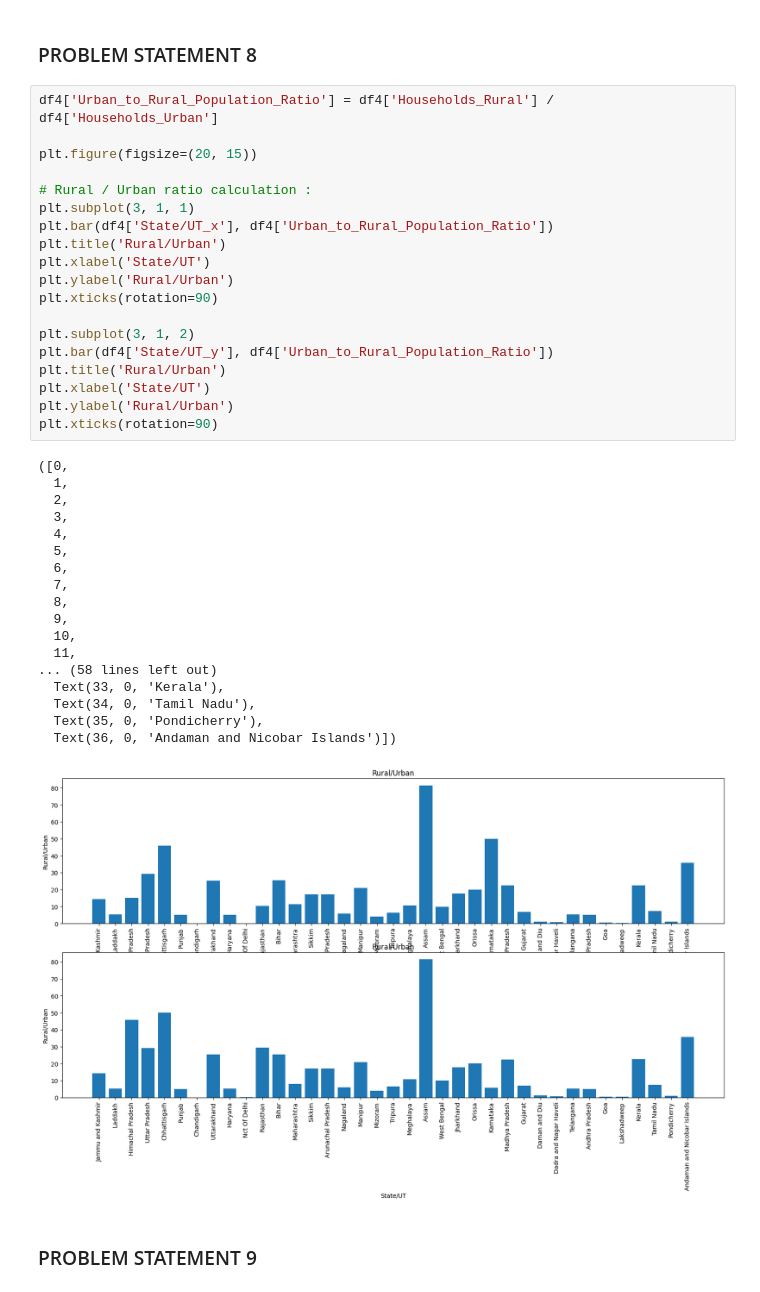
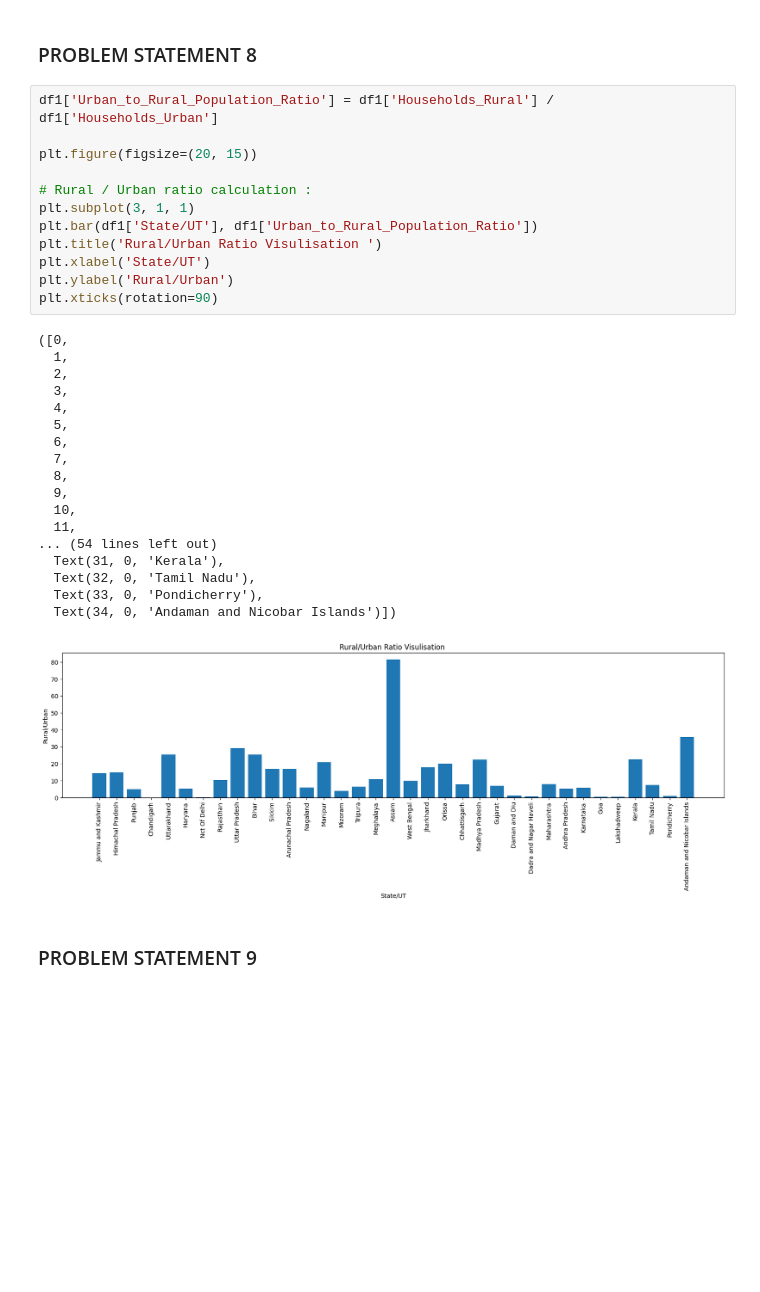
Before and after one commit to Jacko760/Futerense-Internship, a Jupyter notebook: insaaf.ipynb, the cells around one changed output. Cells and saved outputs as stored; diff of their text form; blank space fills up the shorter version.

```diff
--- a/insaaf.ipynb
+++ b/insaaf.ipynb
@@ -434,43 +435,36 @@ Name: Households_Rural_Dilapidated, Length: 652, dtype: float64
 # %% [markdown]
 ### PROBLEM STATEMENT 8
 # %%
-df4['Urban_to_Rural_Population_Ratio'] = df4['Households_Rural'] / df4['Households_Urban']
+df1['Urban_to_Rural_Population_Ratio'] = df1['Households_Rural'] / df1['Households_Urban']
 
 plt.figure(figsize=(20, 15))
 
 # Rural / Urban ratio calculation :
 plt.subplot(3, 1, 1)
-plt.bar(df4['State/UT_x'], df4['Urban_to_Rural_Population_Ratio'])
-plt.title('Rural/Urban')
+plt.bar(df1['State/UT'], df1['Urban_to_Rural_Population_Ratio'])
+plt.title('Rural/Urban Ratio Visulisation ')
 plt.xlabel('State/UT')
 plt.ylabel('Rural/Urban')
 plt.xticks(rotation=90)
-
-plt.subplot(3, 1, 2)
-plt.bar(df4['State/UT_y'], df4['Urban_to_Rural_Population_Ratio'])
-plt.title('Rural/Urban')
-plt.xlabel('State/UT')
-plt.ylabel('Rural/Urban')
-plt.xticks(rotation=90)
 # %% [output]
 ([0,
   1,
   2,
   3,
   4,
   5,
   6,
   7,
   8,
   9,
   10,
   11,
-... (58 lines left out)
-  Text(33, 0, 'Kerala'),
-  Text(34, 0, 'Tamil Nadu'),
-  Text(35, 0, 'Pondicherry'),
-  Text(36, 0, 'Andaman and Nicobar Islands')])
+... (54 lines left out)
+  Text(31, 0, 'Kerala'),
+  Text(32, 0, 'Tamil Nadu'),
+  Text(33, 0, 'Pondicherry'),
+  Text(34, 0, 'Andaman and Nicobar Islands')])
-[figure, old version]
+[figure, new version]
 # %% [markdown]
 ### PROBLEM STATEMENT 9
 # %%
```
Also changed, not shown: parts of 4 cells of this notebook, 1 other file.
